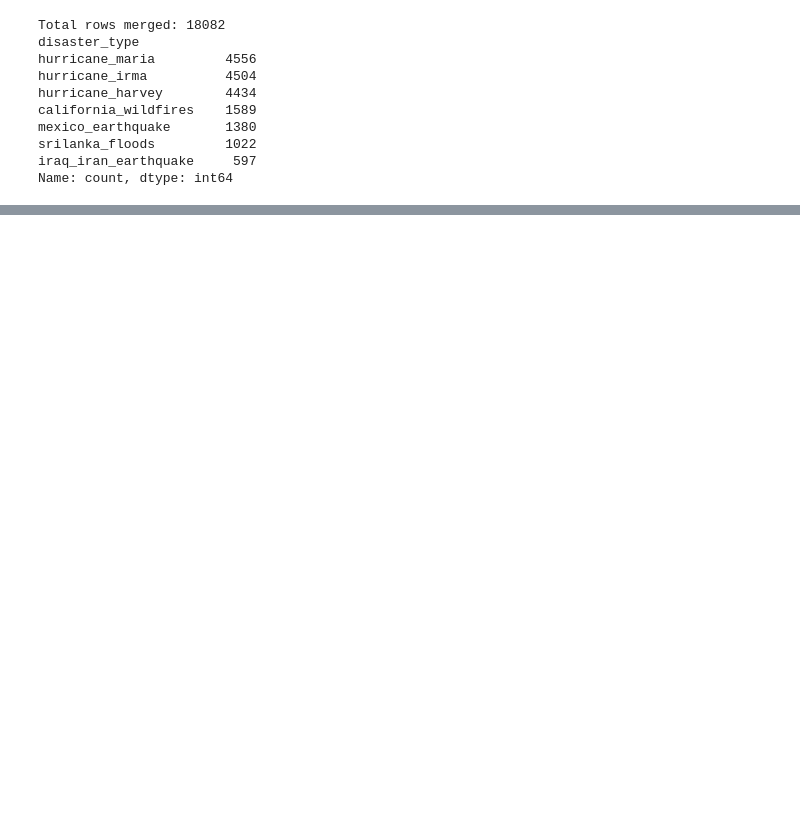
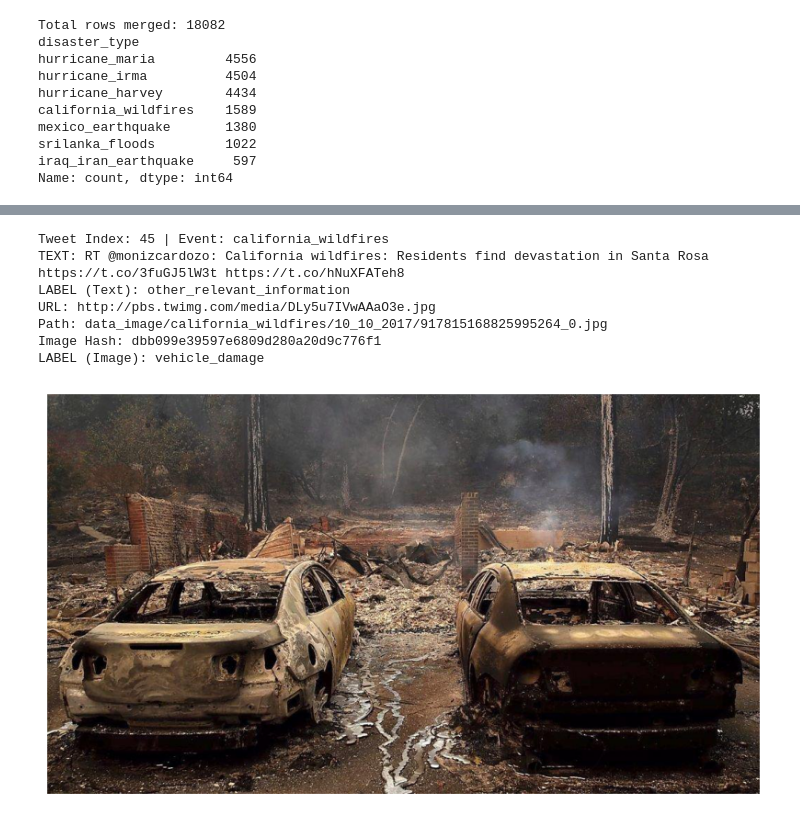
Before and after one commit to Data-Mining-Project-Group/crisisMMDplusplus, a Jupyter notebook: project_main.ipynb, the cells around one changed output, grey strips where cells are left out. Saved outputs shown, nothing was run; the diff lists cells and outputs as text; code cells hidden in the pictures; blank space fills up the shorter version.

Commit message:
Hash comparsion

```diff
--- a/project_main.ipynb
+++ b/project_main.ipynb
@@ -67,10 +67,25 @@ def display_tweet(df, index):
 
     full_img_path = os.path.join(base_path, img_rel_path)
 
+    def get_image_hash(fname):
+    hash_md5 = hashlib.md5()
+        try:
+            with open(fname, "rb") as f:
+                for chunk in iter(lambda: f.read(4096), b""):
+                    hash_md5.update(chunk)
+            return hash_md5.hexdigest()
+        except FileNotFoundError:
+            return None
+
+    image_hash = get_image_hash(full_img_path)
+
 
     print(f"Tweet Index: {index} | Event: {row['disaster_type']}")
     print(f"TEXT: {tweet_text}")
     print(f"LABEL (Text): {row['text_human']}")
+    print(f"url: {row['image_url']}")
+    print(f"path: {row['image_path']}")
+    print(f"imaqge hash: {image_hash}")
     print(f"LABEL (Image): {row['image_human']}")
     print("\n\n")
 
@@ -83,5 +98,5 @@ def display_tweet(df, index):
     else:
         print(f"Error: image not found at {full_img_path}")
 
-display_tweet(master_df, 1500)
+display_tweet(master_df, 45)
 # %% [output]
@@ -92,0 +126,58 @@ LABEL (Image): rescue_volunteering_or_donation_effort
+# %%
+import hashlib
+
+# Define this outside so it's a reusable tool
+def get_image_hash(fname):
+    hash_md5 = hashlib.md5()
+    try:
+        with open(fname, "rb") as f:
+            for chunk in iter(lambda: f.read(4096), b""):
+                hash_md5.update(chunk)
+        return hash_md5.hexdigest()
+    except FileNotFoundError:
+        return None
+
+def display_tweet(df, index):
+    if index >= len(df):
+        print("Index out of range!")
+        return
+
+    row = df.iloc[index]
+    tweet_text = row['tweet_text']
+    img_rel_path = row['image_path']
+
+    # Ensure base_path is defined globally or inside here
+    full_img_path = os.path.join(base_path, img_rel_path)
+
+    # Call the helper function
+    image_hash = get_image_hash(full_img_path)
+
+    print(f"Tweet Index: {index} | Event: {row['disaster_type']}")
+    print(f"TEXT: {tweet_text}")
+    print(f"LABEL (Text): {row['text_human']}")
+    print(f"URL: {row['image_url']}")
+    print(f"Path: {row['image_path']}")
+    print(f"Image Hash: {image_hash}")
+    print(f"LABEL (Image): {row['image_human']}")
+    print("\n")
+
+    if os.path.exists(full_img_path):
+        img = Image.open(full_img_path)
+        plt.figure(figsize=(10, 6))
+        plt.imshow(img)
+        plt.axis('off')
+        plt.show()
+    else:
+        print(f"Error: image not found at {full_img_path}")
+
+# Run it
+display_tweet(master_df, 45)
+# %% [output]
+Tweet Index: 45 | Event: california_wildfires
+TEXT: RT @monizcardozo: California wildfires: Residents find devastation in Santa Rosa https://t.co/3fuGJ5lW3t https://t.co/hNuXFATeh8
+LABEL (Text): other_relevant_information
+URL: http://pbs.twimg.com/media/DLy5u7IVwAAaO3e.jpg
+Path: data_image/california_wildfires/10_10_2017/917815168825995264_0.jpg
+Image Hash: dbb099e39597e6809d280a20d9c776f1
+LABEL (Image): vehicle_damage
+[figure, added]
```
Also changed, not shown: parts of 5 cells of this notebook.
